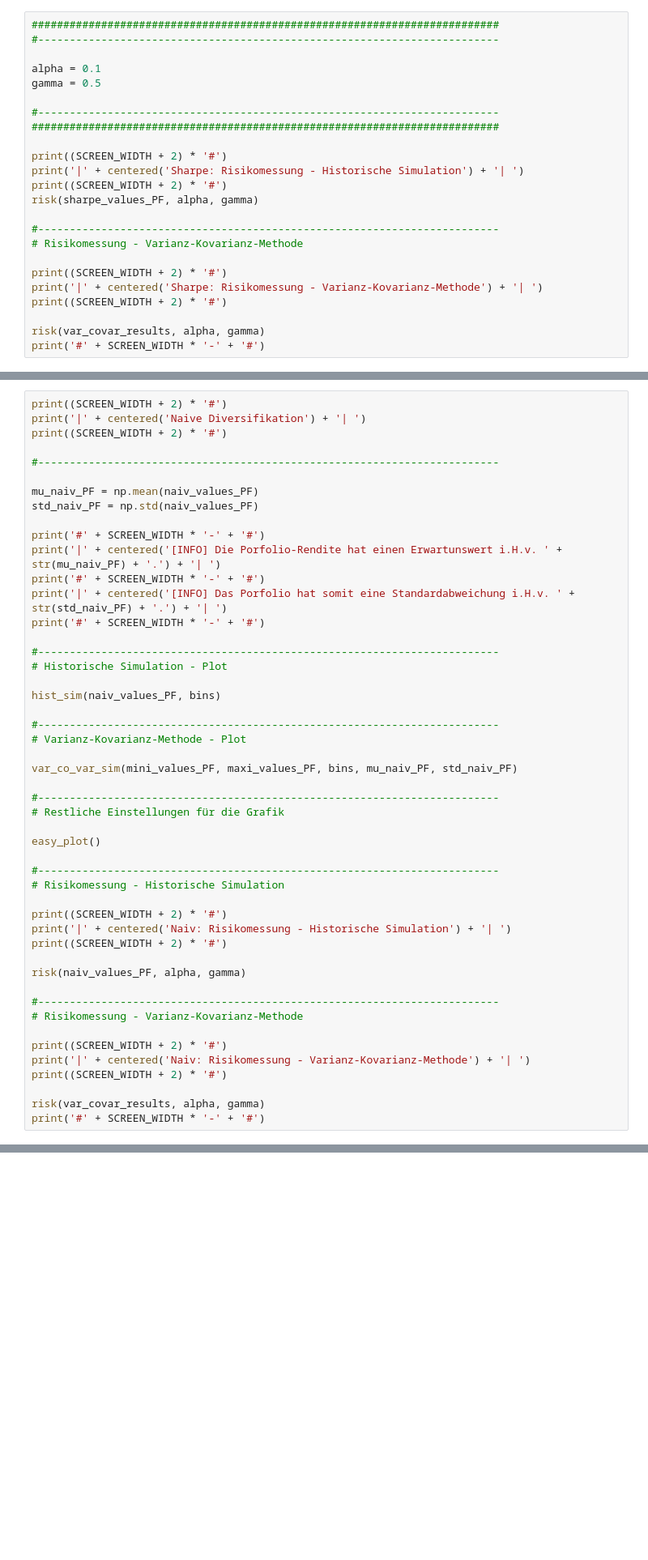
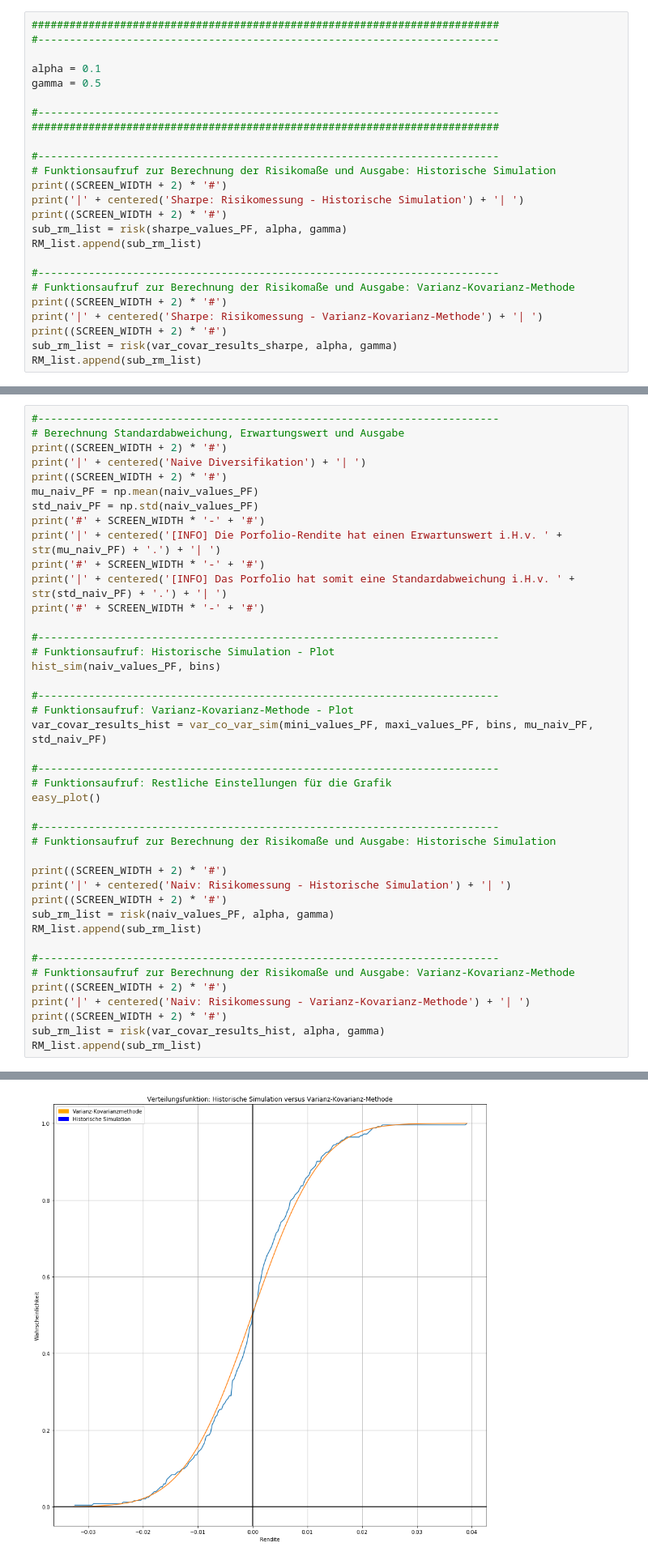
Before and after one commit to trh0ly/pf-selection, a Jupyter notebook: PF Selection.ipynb, the cells around one changed output, grey strips where cells are left out. Shown: that part at 81% size. Cells and saved outputs as stored; diff of their text form; blank space fills up the shorter version.

```diff
--- a/PF Selection.ipynb
+++ b/PF Selection.ipynb
@@ -304,17 +375,18 @@ gamma = 0.5
 #-------------------------------------------------------------------------
 ##########################################################################
 
+#-------------------------------------------------------------------------
+# Funktionsaufruf zur Berechnung der Risikomaße und Ausgabe: Historische Simulation
 print((SCREEN_WIDTH + 2) * '#')
 print('|' + centered('Sharpe: Risikomessung - Historische Simulation') + '| ')
 print((SCREEN_WIDTH + 2) * '#')
-risk(sharpe_values_PF, alpha, gamma)
+sub_rm_list = risk(sharpe_values_PF, alpha, gamma)
+RM_list.append(sub_rm_list)
 
 #-------------------------------------------------------------------------
-# Risikomessung - Varianz-Kovarianz-Methode
-
+# Funktionsaufruf zur Berechnung der Risikomaße und Ausgabe: Varianz-Kovarianz-Methode
 print((SCREEN_WIDTH + 2) * '#')
 print('|' + centered('Sharpe: Risikomessung - Varianz-Kovarianz-Methode') + '| ')
 print((SCREEN_WIDTH + 2) * '#')
-
-risk(var_covar_results, alpha, gamma)
-print('#' + SCREEN_WIDTH * '-' + '#')
+sub_rm_list = risk(var_covar_results_sharpe, alpha, gamma)
+RM_list.append(sub_rm_list)
@@ -322,15 +412,13 @@ print('#' + SCREEN_WIDTH * '-' + '#')
 ## Auswertung des naiv diversifizierten Portfolios
 Da die Funktionen zum Plotten der Verteilungsfunktionen und zur Risikomessung im vorherigen Schritt bereits definiert wurden, müssen diese hier nur noch mit den entsprechenden Daten der naiven Diversifikation aufgerufen werden.
 # %%
+#-------------------------------------------------------------------------
+# Berechnung Standardabweichung, Erwartungswert und Ausgabe
 print((SCREEN_WIDTH + 2) * '#')
 print('|' + centered('Naive Diversifikation') + '| ')
 print((SCREEN_WIDTH + 2) * '#')
-
-#-------------------------------------------------------------------------
-
 mu_naiv_PF = np.mean(naiv_values_PF)
 std_naiv_PF = np.std(naiv_values_PF)
-
 print('#' + SCREEN_WIDTH * '-' + '#')
 print('|' + centered('[INFO] Die Porfolio-Rendite hat einen Erwartunswert i.H.v. ' + str(mu_naiv_PF) + '.') + '| ')
 print('#' + SCREEN_WIDTH * '-' + '#')
@@ -338,35 +426,31 @@ print('|' + centered('[INFO] Das Porfolio hat somit eine Standardabweichung i.H.
 print('#' + SCREEN_WIDTH * '-' + '#')
 
 #-------------------------------------------------------------------------
-# Historische Simulation - Plot
-
+# Funktionsaufruf: Historische Simulation - Plot
 hist_sim(naiv_values_PF, bins)
 
 #-------------------------------------------------------------------------
-# Varianz-Kovarianz-Methode - Plot
-
-var_co_var_sim(mini_values_PF, maxi_values_PF, bins, mu_naiv_PF, std_naiv_PF)
+# Funktionsaufruf: Varianz-Kovarianz-Methode - Plot
+var_covar_results_hist = var_co_var_sim(mini_values_PF, maxi_values_PF, bins, mu_naiv_PF, std_naiv_PF)
 
 #-------------------------------------------------------------------------
-# Restliche Einstellungen für die Grafik
-
+# Funktionsaufruf: Restliche Einstellungen für die Grafik
 easy_plot()
 
 #-------------------------------------------------------------------------
-# Risikomessung - Historische Simulation
+# Funktionsaufruf zur Berechnung der Risikomaße und Ausgabe: Historische Simulation
 
 print((SCREEN_WIDTH + 2) * '#')
 print('|' + centered('Naiv: Risikomessung - Historische Simulation') + '| ')
 print((SCREEN_WIDTH + 2) * '#')
-
-risk(naiv_values_PF, alpha, gamma)
+sub_rm_list = risk(naiv_values_PF, alpha, gamma)
+RM_list.append(sub_rm_list)
 
 #-------------------------------------------------------------------------
-# Risikomessung - Varianz-Kovarianz-Methode
-
+# Funktionsaufruf zur Berechnung der Risikomaße und Ausgabe: Varianz-Kovarianz-Methode
 print((SCREEN_WIDTH + 2) * '#')
 print('|' + centered('Naiv: Risikomessung - Varianz-Kovarianz-Methode') + '| ')
 print((SCREEN_WIDTH + 2) * '#')
-
-risk(var_covar_results, alpha, gamma)
-print('#' + SCREEN_WIDTH * '-' + '#')
+sub_rm_list = risk(var_covar_results_hist, alpha, gamma)
+RM_list.append(sub_rm_list)
+# %% [output]
@@ -372,0 +465 @@ print('#' + SCREEN_WIDTH * '-' + '#')
+[figure, added]
```
Also changed, not shown: parts of 14 cells of this notebook, 1 other file.
